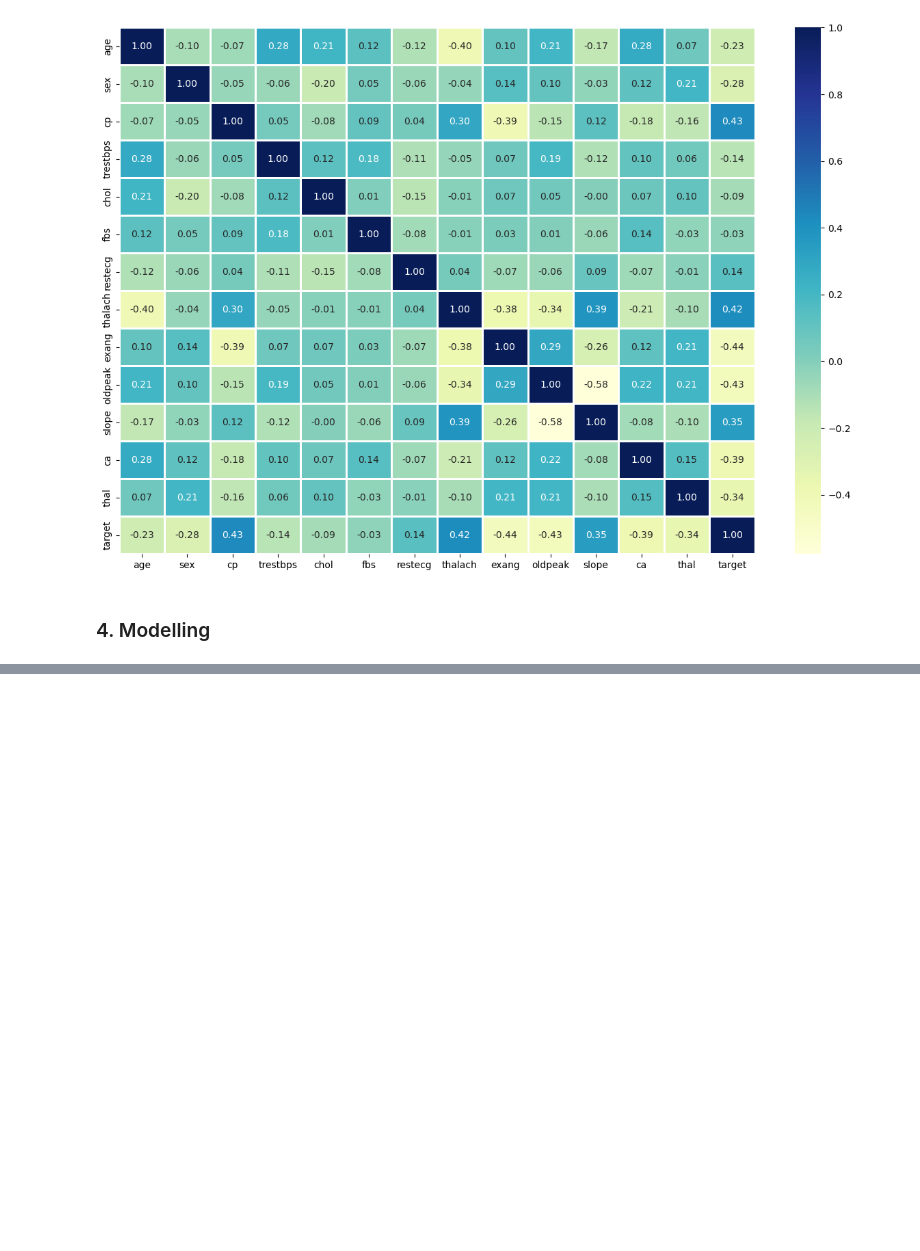
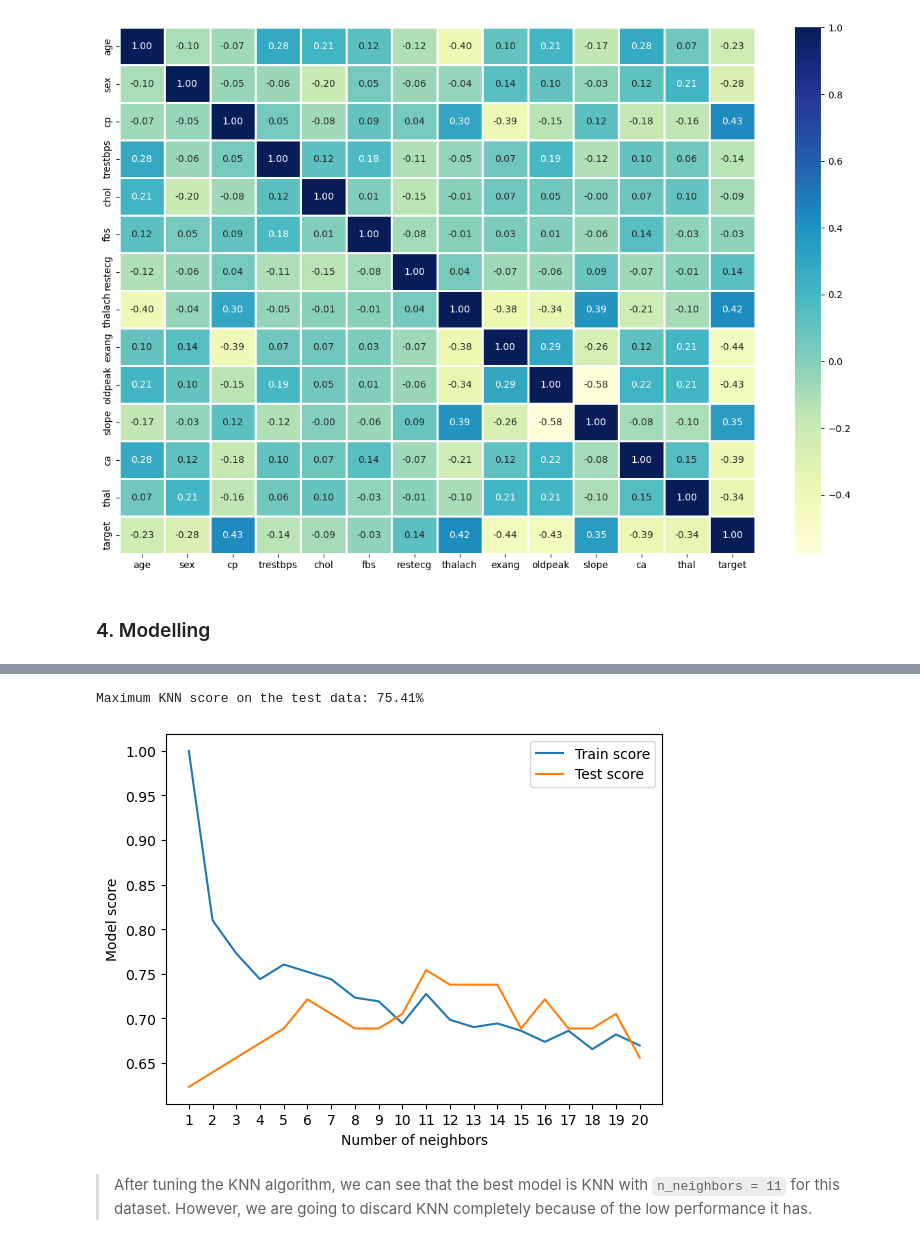
Before and after one commit to WebDevCaptain/heart-disease-classification, a Jupyter notebook: heart-disease.ipynb, the cells around one changed output, grey strips where cells are left out. Saved outputs shown, nothing was run; the diff lists cells and outputs as text; code cells hidden in the pictures; blank space fills up the shorter version.

```diff
--- a/heart-disease.ipynb
+++ b/heart-disease.ipynb
@@ -290,0 +414,36 @@ sns.heatmap(corr_matrix, annot=True, linewidths=0.8, fmt=".2f", cmap="YlGnBu")
+# %%
+train_scores = []
+
+test_scores = []
+
+# Create a list of different values for n_neighbors (a hyperparameter of the KNN algorithm)
+neighbors = range(1, 21)
+
+knn = KNeighborsClassifier()
+
+for i in neighbors:
+    knn.set_params(n_neighbors=i)
+
+    knn.fit(X_train, y_train)
+
+    # Update the training scores
+    train_scores.append(knn.score(X_train, y_train))
+
+    # Update the test scores
+    test_scores.append(knn.score(X_test, y_test))
+# %%
+# Let's visualize the scores of KNN with different values of n_neighbors
+
+plt.plot(neighbors, train_scores, label="Train score")
+plt.plot(neighbors, test_scores, label="Test score")
+plt.xticks(np.arange(1, 21, 1))
+plt.xlabel("Number of neighbors")
+plt.ylabel("Model score")
+plt.legend()
+
+print(f"Maximum KNN score on the test data: {max(test_scores)*100:.2f}%")
+# %% [output]
+Maximum KNN score on the test data: 75.41%
+[figure, added]
+# %% [markdown]
+> After tuning the KNN algorithm, we can see that the best model is KNN with `n_neighbors = 11` for this dataset. However, we are going to discard KNN completely because of the low performance it has.
```
Also changed, not shown: parts of 13 cells of this notebook.
